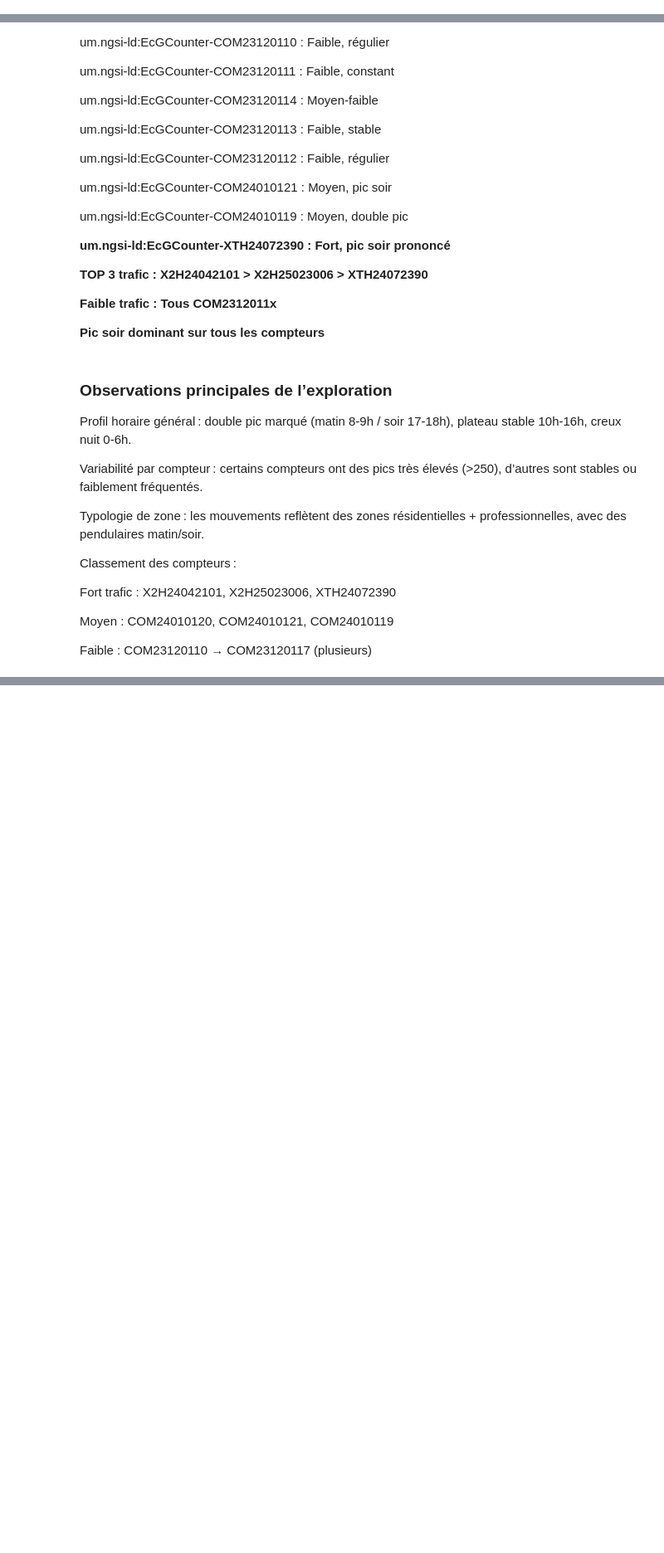
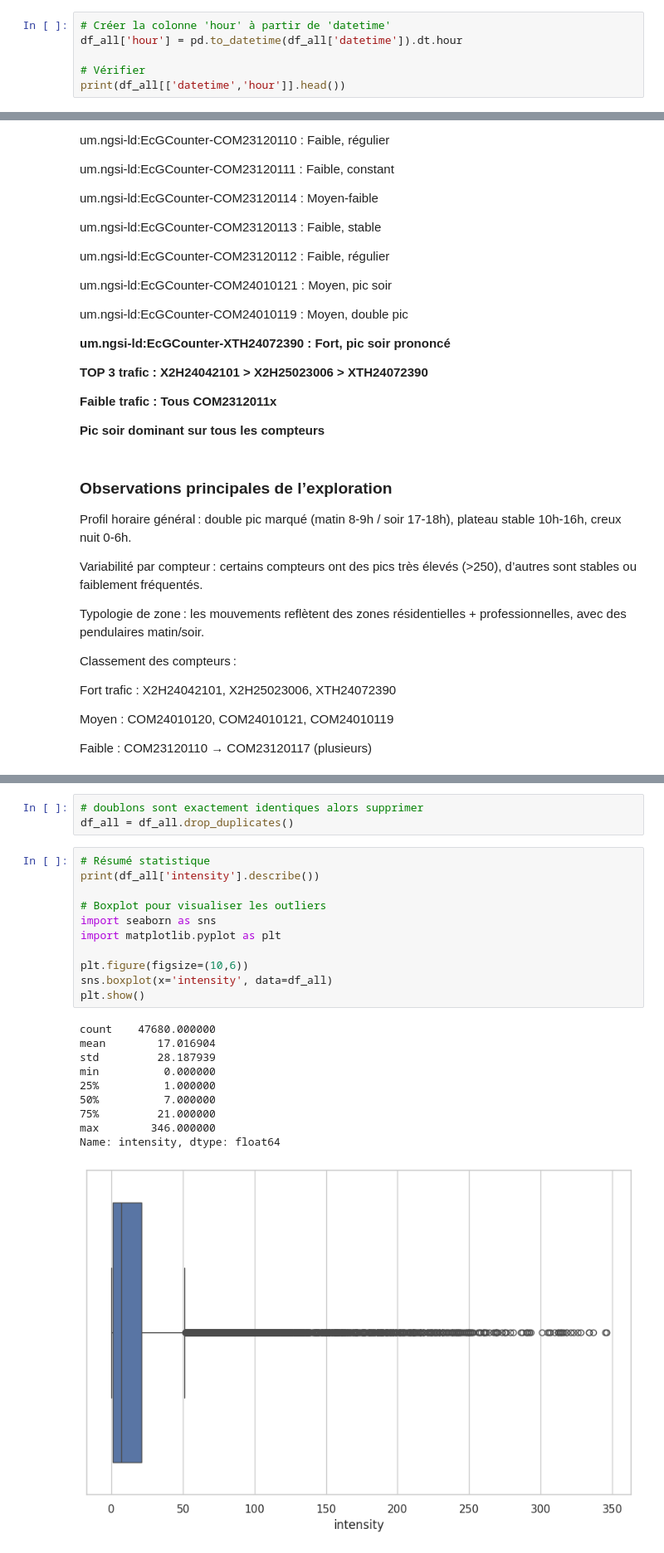
Before and after one commit to nabil-ghazali/velomag_montpellier, a Jupyter notebook: notebooks/velo.ipynb, the cells around one changed output, grey strips where cells are left out. Shown at 83% size. Cells and saved outputs as stored; diff of their text form; blank space fills up the shorter version.

Commit message:
notebook 2 pour api

```diff
--- a/notebooks/velo.ipynb
+++ b/notebooks/velo.ipynb
@@ -225,3 +225,9 @@ plt.show()
 [figure]
 # %% [markdown]
 #### c) Heures de pointe
+# %%
+# Créer la colonne 'hour' à partir de 'datetime'
+df_all['hour'] = pd.to_datetime(df_all['datetime']).dt.hour
+
+# Vérifier
+print(df_all[['datetime','hour']].head())
@@ -306,0 +385,25 @@ Faible : COM23120110 → COM23120117 (plusieurs)
+# %%
+# doublons sont exactement identiques alors supprimer
+df_all = df_all.drop_duplicates()
+# %%
+# Résumé statistique
+print(df_all['intensity'].describe())
+
+# Boxplot pour visualiser les outliers
+import seaborn as sns
+import matplotlib.pyplot as plt
+
+plt.figure(figsize=(10,6))
+sns.boxplot(x='intensity', data=df_all)
+plt.show()
+# %% [output]
+count    47680.000000
+mean        17.016904
+std         28.187939
+min          0.000000
+25%          1.000000
+50%          7.000000
+75%         21.000000
+max        346.000000
+Name: intensity, dtype: float64
+[figure, added]
```
Also changed, not shown: parts of 38 cells of this notebook, 1 other file.
